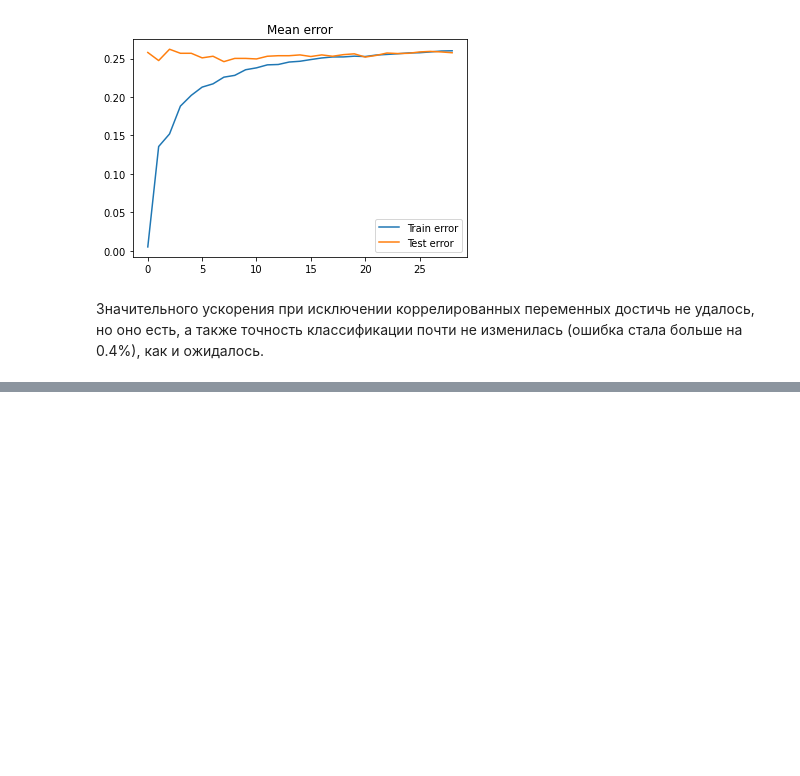
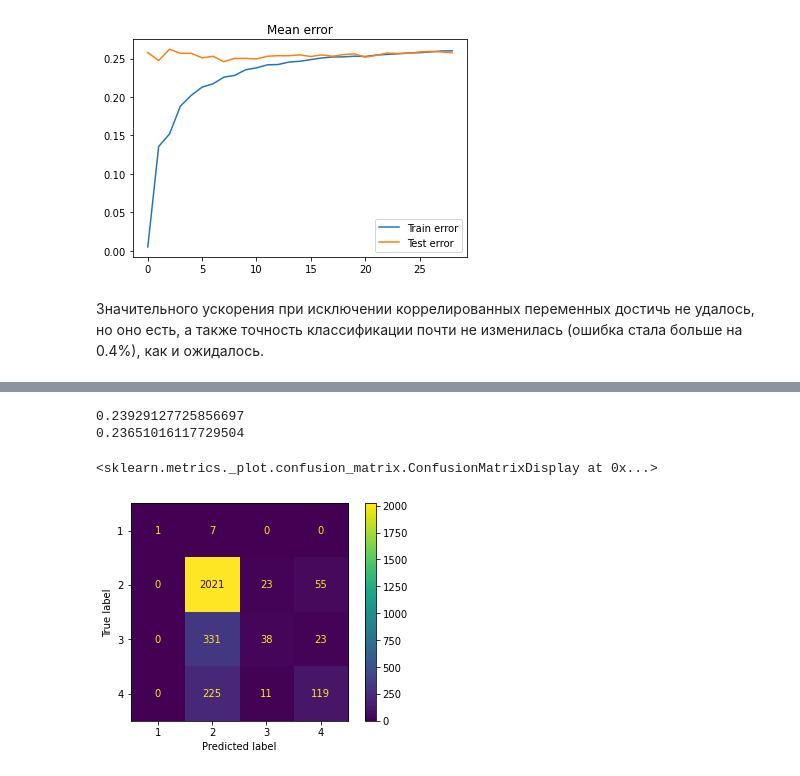
Before and after one commit to aobolensk/ML-practice, a Jupyter notebook: 01.ipynb, the cells around one changed output, grey strips where cells are left out. Cells and saved outputs as stored; diff of their text form; code cells hidden in the pictures; blank space fills up the shorter version.

```diff
--- a/01.ipynb
+++ b/01.ipynb
@@ -900,0 +1058,18 @@ Decision tree показал результат на несколько проц
+# %%
+mlp_model = MLPClassifier(alpha = alpha_opt, hidden_layer_sizes = (optim_neurons,),
+                          solver = 'lbfgs', activation = 'logistic', random_state = 42)
+mlp_model.fit(X_train, y_train)
+
+y_train_pred = mlp_model.predict(X_train)
+y_test_pred = mlp_model.predict(X_test)
+print(np.mean(y_train != y_train_pred))
+print(np.mean(y_test != y_test_pred))
+# %% [output]
+0.23929127725856697
+0.23651016117729504
+# %%
+from sklearn.metrics import plot_confusion_matrix
+plot_confusion_matrix(mlp_model, X_test, y_test)
+# %% [output]
+<sklearn.metrics._plot.confusion_matrix.ConfusionMatrixDisplay at 0x...>
+[figure, added]
```
Also changed, not shown: parts of 34 cells of this notebook.
